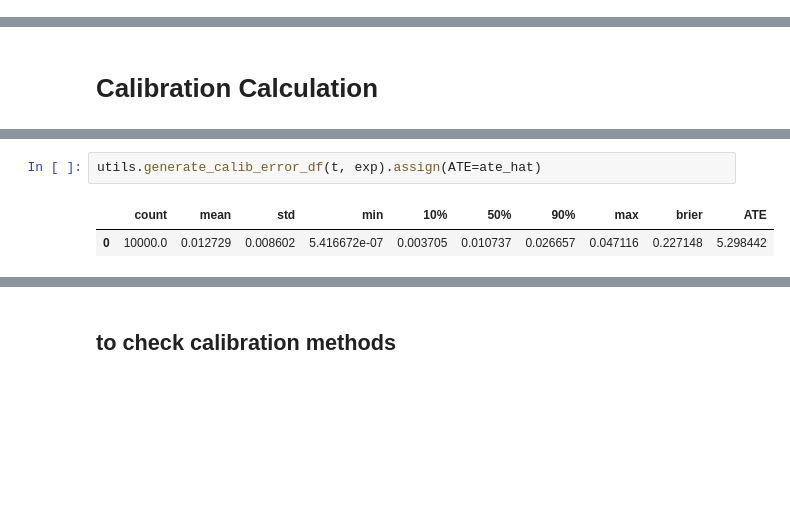
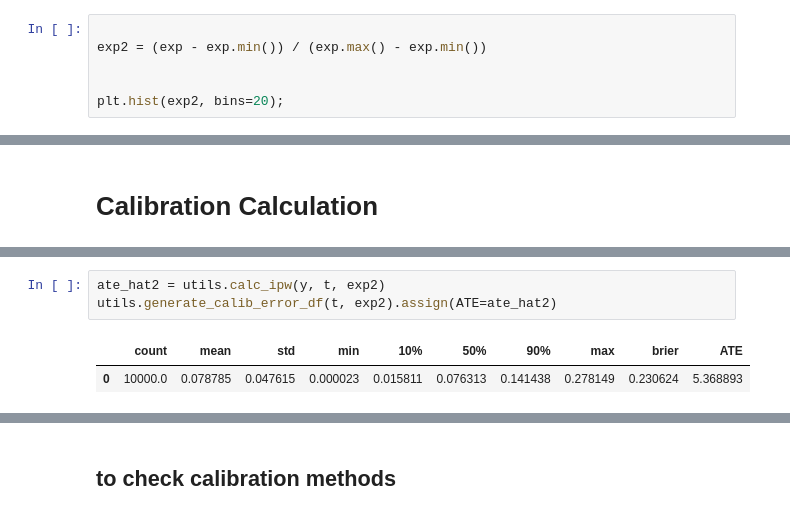
Before and after one commit to RomGutman/propensity_calibration, a Jupyter notebook: prop_simulation.ipynb, the cells around one changed output, grey strips where cells are left out. Cells and saved outputs as stored; diff of their text form; blank space fills up the shorter version.

```diff
--- a/prop_simulation.ipynb
+++ b/prop_simulation.ipynb
@@ -47,0 +51,6 @@ plt.hist(exp, bins=20);
+# %%
+
+exp2 = (exp - exp.min()) / (exp.max() - exp.min())
+
+
+plt.hist(exp2, bins=20);
@@ -95,5 +118,6 @@ calib_res_df = err_s.describe(percentiles=[.1, .5, .9]).append(brier).to_frame()
 # %%
-utils.generate_calib_error_df(t, exp).assign(ATE=ate_hat)
+ate_hat2 = utils.calc_ipw(y, t, exp2)
+utils.generate_calib_error_df(t, exp2).assign(ATE=ate_hat2)
 # %% [output]
 |  | count | mean | std | min | 10% | 50% | 90% | max | brier | ATE |
-| 0 | 10000.0 | 0.012729 | 0.008602 | 5.416672e-07 | 0.003705 | 0.010737 | 0.026657 | 0.047116 | 0.227148 | 5.298442 |
+| 0 | 10000.0 | 0.078785 | 0.047615 | 0.000023 | 0.015811 | 0.076313 | 0.141438 | 0.278149 | 0.230624 | 5.368893 |
```
Also changed, not shown: parts of 26 cells of this notebook, 1 other file.
